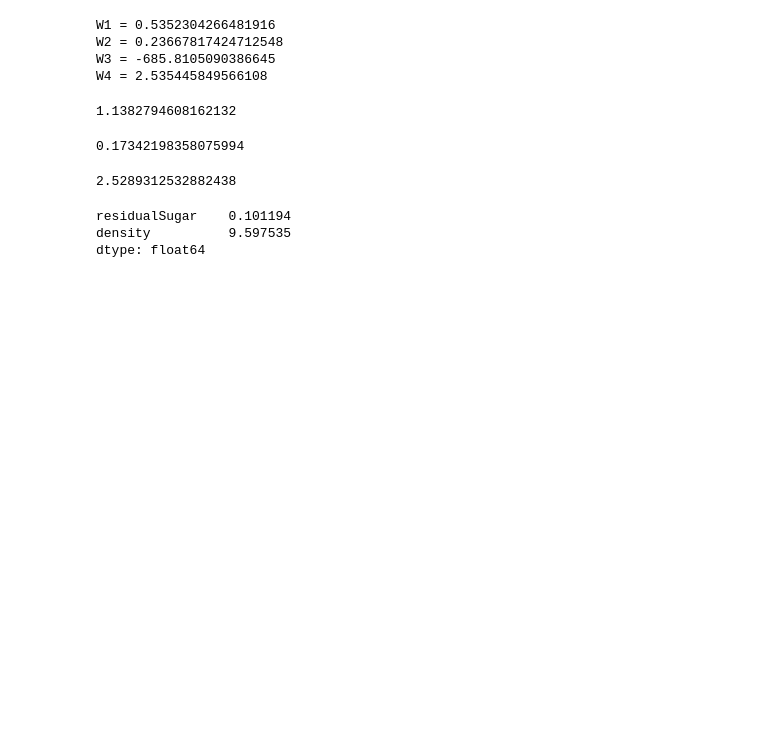
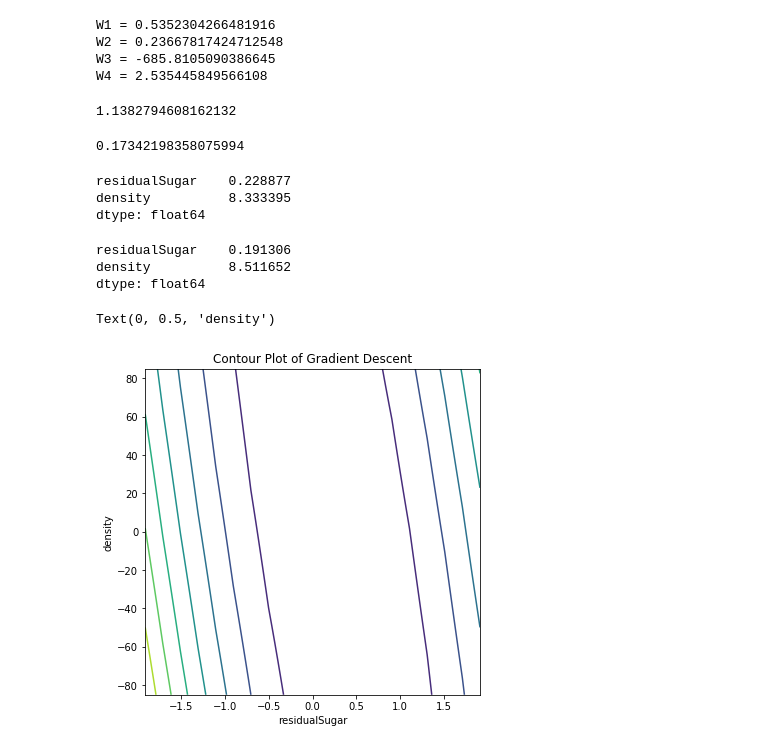
Before and after one commit to kalkofja/DataScienceLeuphana, a Jupyter notebook: Einführung maschinelles Lernen/ProblemSet2.ipynb, the cells around one changed output. Drawn from its saved outputs; the diff is of its cells as text; code cells hidden in the pictures; blank space fills up the shorter version.

```diff
--- a/Einführung maschinelles Lernen/ProblemSet2.ipynb
+++ b/Einführung maschinelles Lernen/ProblemSet2.ipynb
@@ -101,17 +100,36 @@ def WHAlgorith_SGD(Features,Target,Eta):
     return (w,loss)
 # %%
 DF_Task2 = DF.drop(["acidity","pH"],axis=1)
+x_train,x_test,y_train,y_test = train_test_split(DF_Task2,target,random_state = 99)
 # %%
 # Widrow-Hoff-Algorithm in stochastic gradient descent
-wight, loss = WHAlgorith_SGD (DF_Task2,target,0.001)
+wight, loss = WHAlgorith_SGD (x_train,y_train,0.001)
 print(wight)
 # %% [output]
-2.5289312532882438
+residualSugar    0.228877
+density          8.333395
+dtype: float64
 # %%
 # Widrow-Hoff-Algorithm in Batch-Mode
-wight, loss = WHAlgorith_Batch (DF_Task2,target,0.001)
+wight, loss = WHAlgorith_Batch (x_train,y_train,0.001)
 print(wight)
 # %% [output]
-residualSugar    0.101194
-density          9.597535
+residualSugar    0.191306
+density          8.511652
 dtype: float64
+# %%
+w0 = np.linspace(-wight[0]*10,wight[0]*10,20)
+w1 = np.linspace(-wight[1]*10,wight[1]*10,20)
+mse_vals = np.zeros(shape=(w0.size, w1.size))
+for i, value1 in enumerate(w0):
+    for j, value2 in enumerate(w1):
+        w_temp = np.array((value1,value2))
+        mse_vals[i, j] = np.mean((gradient_descent(x_train,y_train,w_temp)[1]))
+plt.figure(figsize=(6,6))
+plt.contour(w0, w1, mse_vals)
+plt.title("Contour Plot of Gradient Descent")
+plt.xlabel("residualSugar")
+plt.ylabel("density")
+# %% [output]
+Text(0, 0.5, 'density')
+[figure, added]
```
Also changed, not shown: parts of 5 cells of this notebook.
